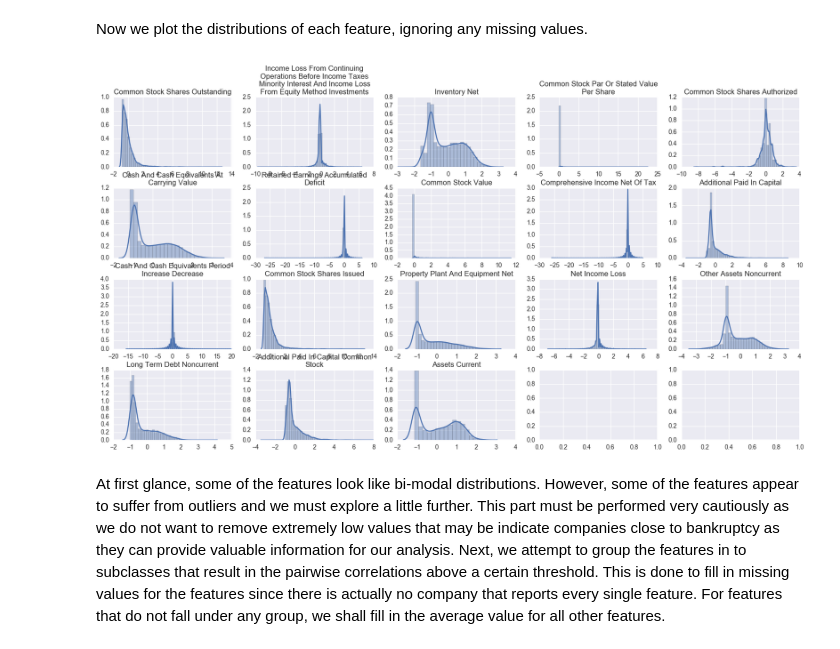
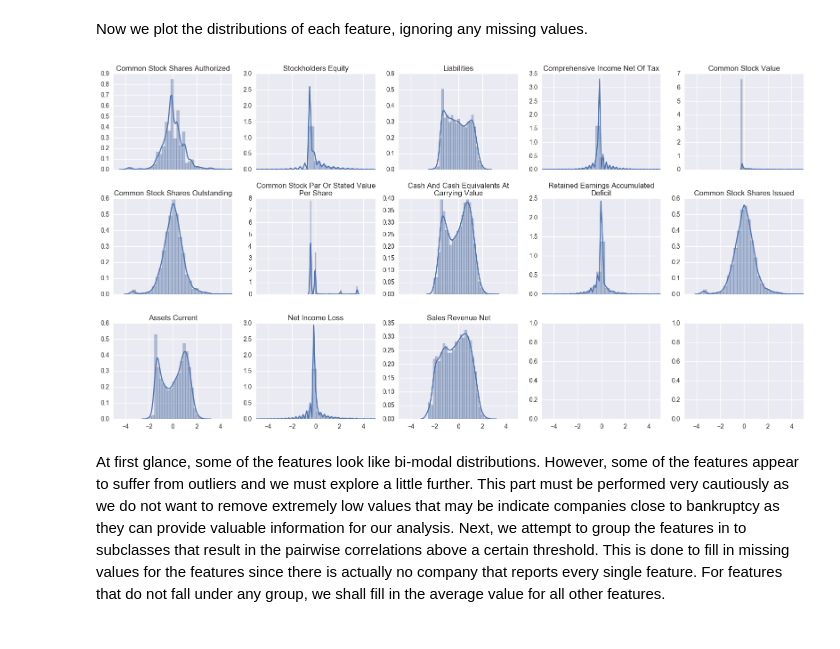
Before and after one commit to faisalhamid1162/machine-learning, a Jupyter notebook: projects/capstone/EquityTrading.ipynb, the cells around one changed output. Saved outputs shown, nothing was run; the diff lists cells and outputs as text; code cells hidden in the pictures.

Commit message:
Update to Capstone equity trading notebook.  Also adding the project proposal word document and PDF.

```diff
--- a/projects/capstone/EquityTrading.ipynb
+++ b/projects/capstone/EquityTrading.ipynb
@@ -305,3 +307,5 @@ display(getCompanyData(startdate=pd.Timestamp('2015-01-31'), enddate=pd.Timestam
+# %%
+companyDataRobustValues = companyData.notnull().sum(level=1).ge(3)
 # %% [markdown]
 Now we will transform and scale the data:
 # %%
@@ -546,7 +610,7 @@ def getCorrelatedFeatures(inputCategory, maxFeatures=10, correlationCutoff=0.8):
     logCompanyDataCorr = finalData.corr()
     logCompanyDataCorr = logCompanyDataCorr.where(logCompanyDataCorr.gt(correlationCutoff)).iloc[np.argwhere(logCompanyDataCorr.index.values==inputCategory)[0][0], :]
     tempranks = logCompanyDataCorr.rank(ascending=False)
-    return logCompanyDataCorr.loc[tempranks[tempranks.gt(1) & tempranks.le(maxFeatures+1)].index.values]
+    return logCompanyDataCorr.loc[tempranks[tempranks.gt(1) & tempranks.le(maxFeatures+1)].index.values].sort_values(ascending=False)
 
 #Test the function
 display(pd.DataFrame(getCorrelatedFeatures('LongTermDebt', maxFeatures=5, correlationCutoff=0.5)))
@@ -569,6 +633,6 @@ def findCorrelatedFeatures(inputCategory, correlationCutoff=0.5):
         temp.drop(maxNull, axis=1, inplace=True)
     return temp
 
-display(findCorrelatedFeatures('EarningsPerShareDiluted', 0.3))
+display(findCorrelatedFeatures('EarningsPerShareDiluted', 0.8))
 # %% [output]
 |  | LongTermDebt |
@@ -583,18 +647,36 @@ display(findCorrelatedFeatures('EarningsPerShareDiluted', 0.3))
 # %%
+from sklearn.linear_model import LinearRegression
+
+def getBestFitValues(inputCategory=None, rSquareCutoff=0.8):
+    tempSeries = finalData.loc[:, inputCategory].dropna(how='any')
+    #tempFeatures = getCorrelatedFeatures(inputCategory, maxFeatures=10, correlationCutoff=0.7).index.values
+    for eachFeature in getCorrelatedFeatures(inputCategory, maxFeatures=10, correlationCutoff=0.5).index.values:
+        tempdata = finalData.loc[:, np.append([inputCategory], eachFeature)].dropna(how='any')
+        tempRegress = LinearRegression().fit(tempdata.iloc[:, 1:], tempdata.iloc[:, 0])
+        if (tempRegress.score(tempdata.iloc[:, 1:], tempdata.iloc[:, 0])) >= rSquareCutoff:
+            #display(eachFeature)
+            tempdata = finalData.loc[:, eachFeature].dropna(how='any')
+            tempSeries = tempSeries.combine_first(pd.Series(tempRegress.predict(tempdata.reshape(-1, 1)), tempdata.index))
+    return tempSeries
+
+#display(finalData.loc[:, 'IncomeLossFromContinuingOperationsBeforeIncomeTaxesMinorityInterestAndIncomeLossFromEquityMethodInvestments'].notnull().sum())
+#tempdata = getBestFitValues('IncomeLossFromContinuingOperationsBeforeIncomeTaxesMinorityInterestAndIncomeLossFromEquityMethodInvestments')
+
+
 #Fill in missing values by replacing them with the average of the top 10 highest correlated features with a correlation above 0.8
 fillValues = pd.DataFrame()
-for c in range(len(finalData.columns.values)):
-    eachValue = finalData.columns.values[c]
-    print('Calculating ' + str(c+1) + ' of ' + str(len(reducedLabels)) + '.')
-    fillValues = pd.concat([fillValues, pd.DataFrame(finalData.loc[:, getCorrelatedFeatures(eachValue, maxFeatures=5, correlationCutoff=0.7).index.values].mean(axis=1), columns=[eachValue])], axis=1)
+for c in range(len(finalData.columns)):
+    eachFeature = finalData.columns.values[c]
+    print('Calculating ' + str(c+1) + ' of ' + str(len(finalData.columns)) + '.')
+    fillValues = pd.concat([fillValues, pd.DataFrame(getBestFitValues(eachFeature).ix[finalData.index])], axis=1)
     clear_output(wait=True)
 
-print("Filled values by category: ")
+#print("Filled values by category: ")
 display(pd.DataFrame((finalData.isnull() & fillValues.notnull()).sum().sort_values(ascending=False), columns=['Filled Values']))
 finalData.where(finalData.notnull(), other=fillValues, inplace=True)
 ##Now we drop those companies that still have missing values
 #finalData = finalData.where(finalData.notnull(), tempdata)
 #print("Companies dropped due to unsuccessful fill: " + str(finalData.isnull().sum(axis=1).gt(0).sum()))
 #finalData.dropna(how='any', inplace=True)
-#display(finalData.describe())
+#display(finalData.describe()
 # %% [output]
@@ -686,5 +767,5 @@ finalFeatures = finalData.notnull().loc[:, tempLabels].cumprod(axis=1).sum()
 # %%
-cutoff = 4900
+cutoff = 5000
 finalFeatures = (finalFeatures[finalFeatures.gt(cutoff)]).index.values
 # %%
 #tempdata = logCompanyData.median(level=1)
@@ -717,15 +795,16 @@ display(pd.DataFrame(finalFeatures, columns=['Final Features']))
 Now we plot the distributions of each feature, ignoring any missing values.
 # %%
 #Plot the distributions of each features.
-fig, axes = plt.subplots(1+len(finalFeatures)/5, 5, figsize=(20,10), sharex=False)
+fig, axes = plt.subplots(1+len(finalFeatures)/5, 5, figsize=(20,10), sharex=True)
+axes[0][0].set_xlim([-5, 5])
 fig.subplots_adjust(hspace=.3)
 tempdata = finalData.loc[:, finalFeatures].dropna(how='any')
 tempLabels = list(range(len(finalFeatures)))
 while(len(tempLabels)>0):
     sns.distplot(tempdata.loc[:, finalFeatures[tempLabels[0]]], ax=axes[tempLabels[0]/5, np.mod(tempLabels[0], 5)], axlabel=False)
     axes[tempLabels[0]/5, np.mod(tempLabels[0], 5)].set(title=formatIndicatorString(finalFeatures[tempLabels.pop(0)], wrapword=True, wrap_length=35))
 # %% [output]
-[figure, old version]
+[figure, new version]
 # %% [markdown]
 At first glance, some of the features look like bi-modal distributions.  However, some of the features appear to suffer from outliers and we must explore a little further.  This part must be performed very cautiously as we do not want to remove extremely low values that may be indicate companies close to bankruptcy as they can provide valuable information for our analysis.  Next, we attempt to group the features in to subclasses that result in the pairwise correlations above a certain threshold.  This is done to fill in missing values for the features since there is actually no company that reports every single feature.  For features that do not fall under any group, we shall fill in the average value for all other features.
 # %% [markdown]
```
Also changed, not shown: parts of 35 cells of this notebook, 3 other files.
